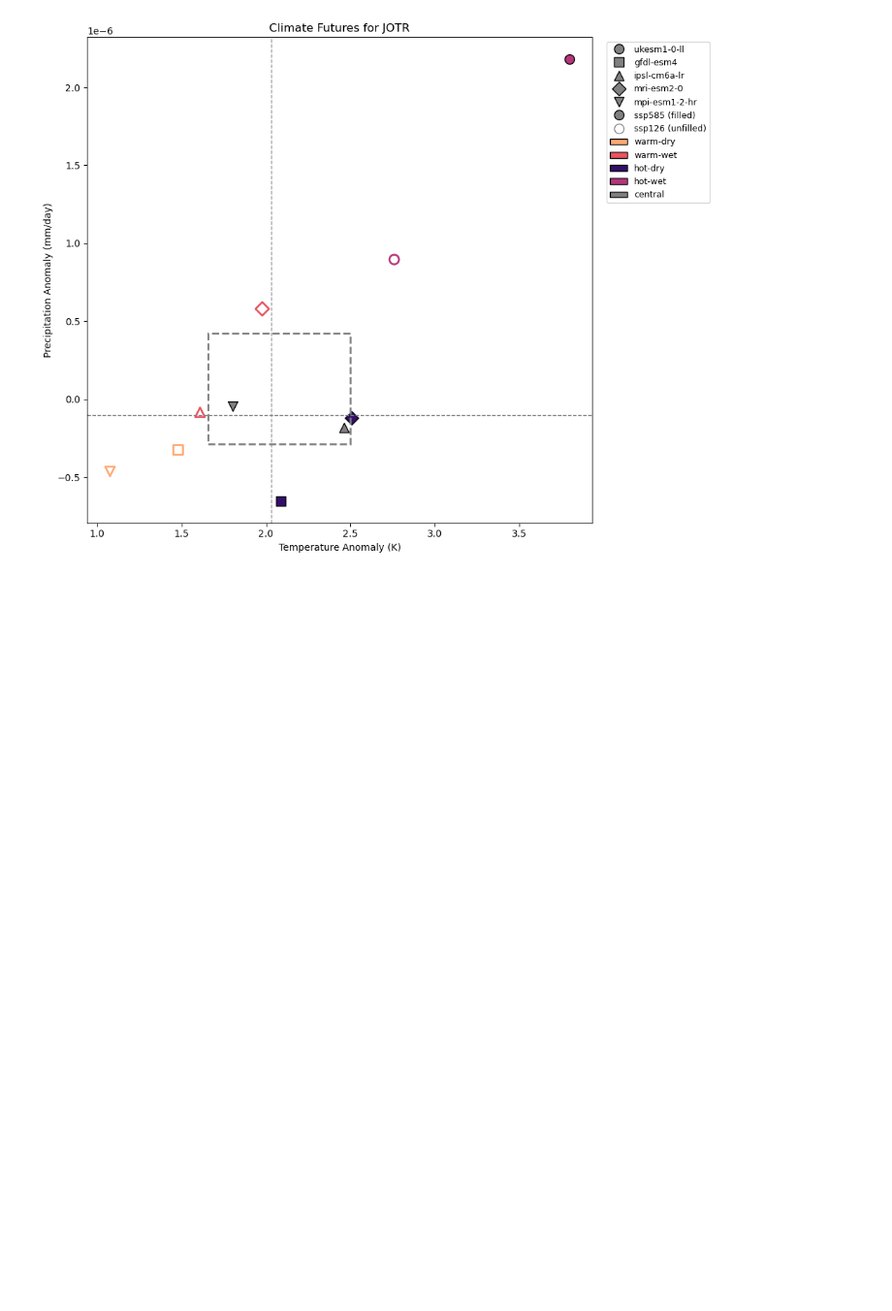
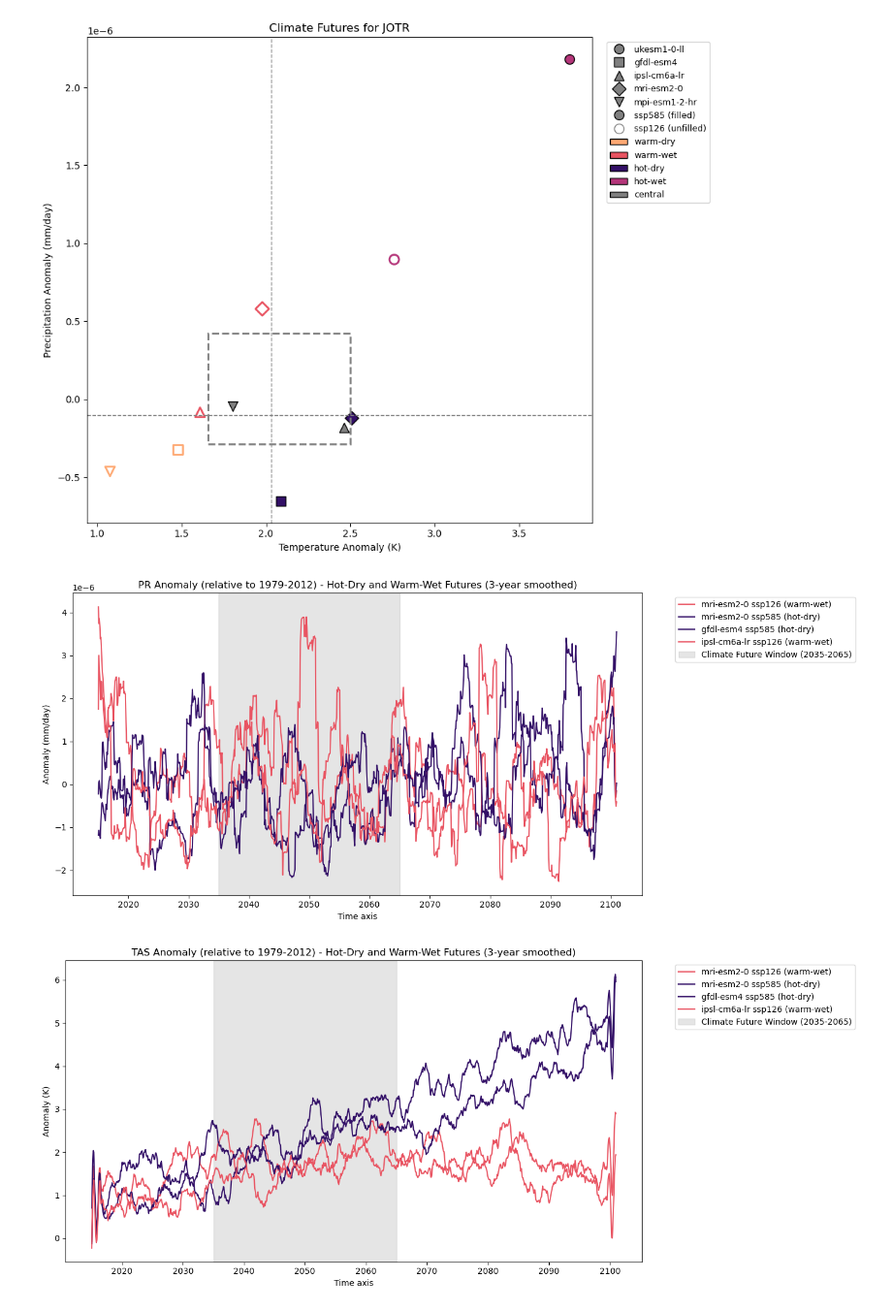
Before and after one commit to SchmidtDSE/climate_futures, a Jupyter notebook: climate_futures.ipynb, the cells around one changed output. Shown at 97% size. Drawn from its saved outputs; the diff is of its cells as text; code cells hidden in the pictures; blank space fills up the shorter version.

Commit message:
added timeseries

```diff
--- a/climate_futures.ipynb
+++ b/climate_futures.ipynb
@@ -269,3 +269,70 @@ plt.show()
 # %% [output]
 <matplotlib.colors.ListedColormap object at 0x...>
 [figure]
+# %%
+import matplotlib.pyplot as plt
+import matplotlib.patches as patches
+
+def plot_climate_futures_timeseries(variable, ylabel, futures=['hot-dry', 'warm-wet']):
+    """
+    Plot time series for specified climate futures.
+
+    Parameters:
+    -----------
+    variable : str
+        Variable to plot ('pr' for precipitation, 'tas' for temperature)
+    ylabel : str
+        Label for y-axis
+    futures : list
+        List of climate futures to plot (default: ['hot-dry', 'warm-wet'])
+    """
+    # Use your color scheme
+    future_colors = {
+        'warm-wet': '#e95462',   # medium
+        'hot-dry': '#331067'     # darker
+    }
+
+    # Identify which models are in the specified futures
+    models_to_plot = set()
+    for future in futures:
+        models_to_plot.update(df[(df['climate_future'] == future) & (df['scenario'] != 'historical')]['model'].unique())
+
+    # Create time series plot
+    fig, ax = plt.subplots(figsize=(14, 6))
+
+    # Plot data for models in specified futures
+    for model in models_to_plot:
+        for scenario in ['ssp126', 'ssp585']:
+            subset = df[(df['model'] == model) & (df['scenario'] == scenario)]
+            if len(subset) > 0:
+                climate_future = subset['climate_future'].iloc[0]
+
+                if climate_future in futures:
+                    color = future_colors.get(climate_future, 'gray')
+
+                    try:
+                        anomaly = calculate_anomaly(scenario, ("1979", "2012"), model, variable, boundary)
+                        # Apply 3-year rolling mean (36 months for monthly data)
+                        anomaly_smooth = anomaly.rolling(time=36, center=True, min_periods=1).mean()
+                        anomaly_smooth.plot(ax=ax, label=f"{model.split('_')[0]} {scenario} ({climate_future})",
+                                          color=color, alpha=1, linewidth=1.5)
+                    except FileNotFoundError:
+                        print(f"File not found: {model} {scenario}")
+
+    # Add grey box for the time window used to calculate climate future (2035-2065)
+    ax.axvspan('2035', '2065', color='gray', alpha=0.2, label='Climate Future Window (2035-2065)')
+
+    ax.legend(bbox_to_anchor=(1.05, 1), loc='upper left')
+    ax.set_title(f'{variable.upper()} Anomaly (relative to 1979-2012) - Hot-Dry and Warm-Wet Futures (3-year smoothed)')
+    ax.set_ylabel(ylabel)
+    plt.tight_layout()
+    plt.show()
+
+# Plot precipitation
+plot_climate_futures_timeseries('pr', 'Anomaly (mm/day)')
+
+# Plot temperature
+plot_climate_futures_timeseries('tas', 'Anomaly (K)')
+# %% [output]
+[figure, added]
+[figure, added]
```
